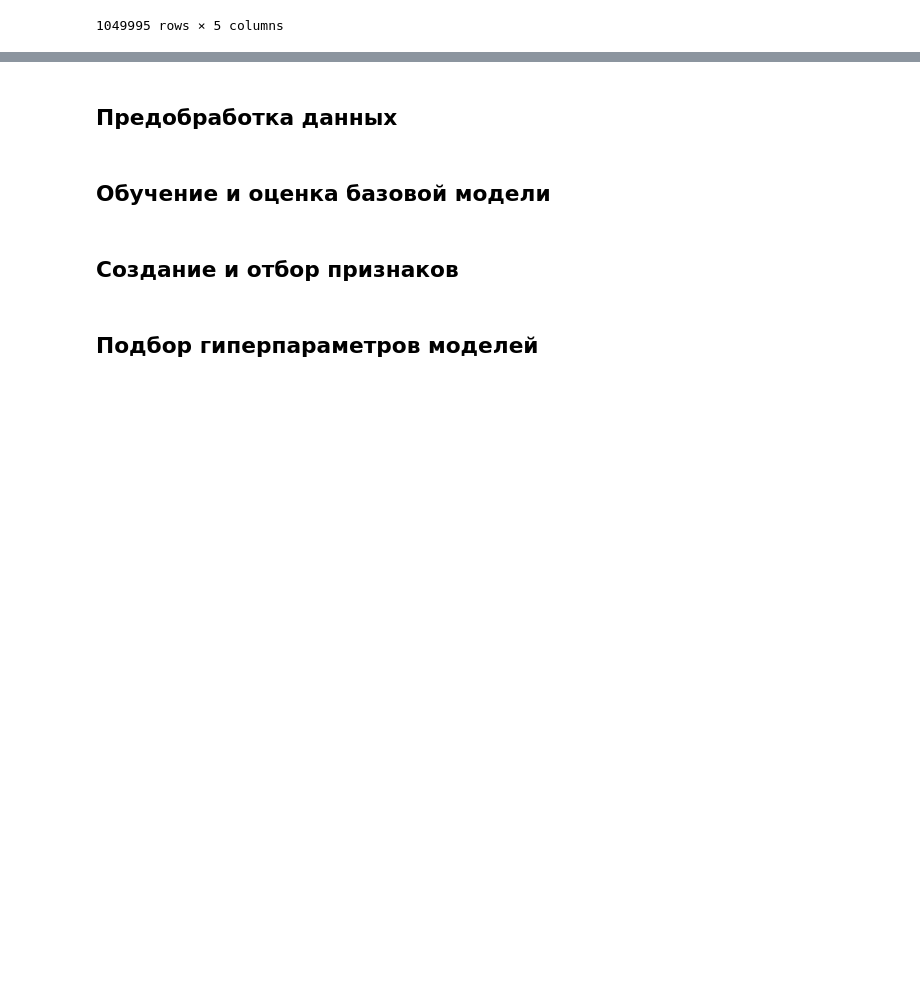
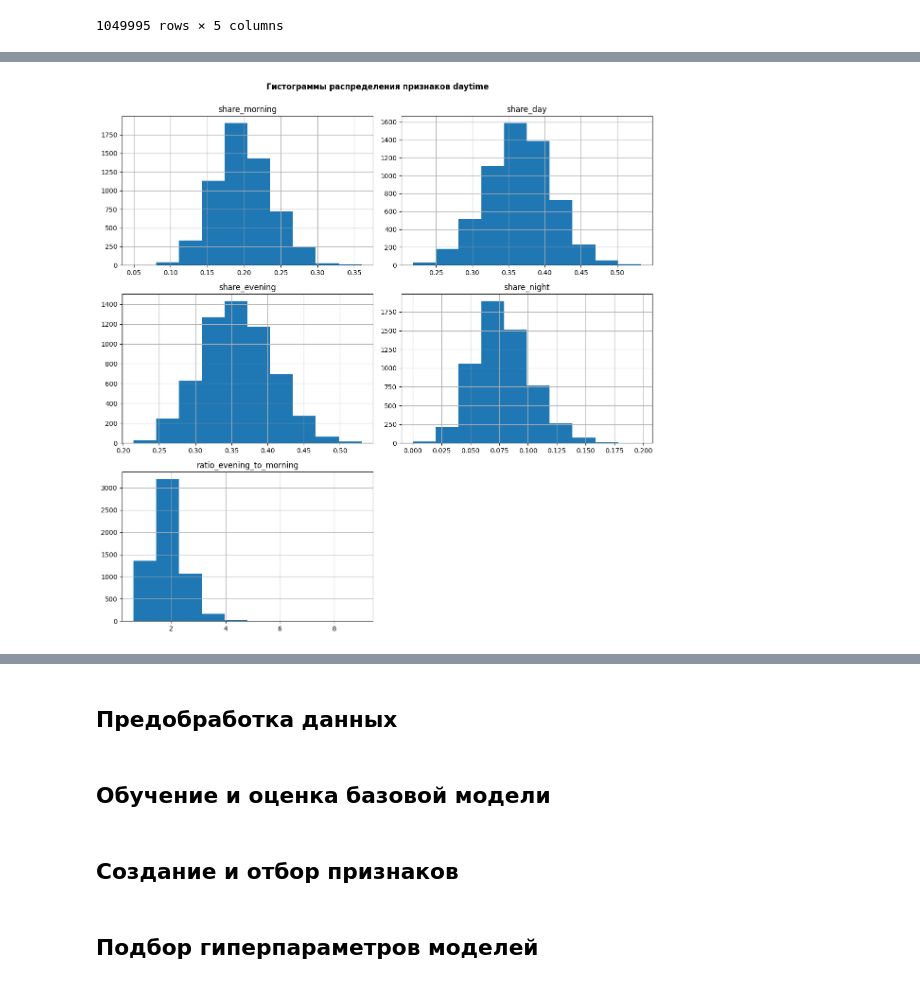
Before and after one commit to TemaQDX/project_module_03_yeti, a Jupyter notebook: project_module_03_yeti_Artem_Burov.ipynb, the cells around one changed output, grey strips where cells are left out. Cells and saved outputs as stored; diff of their text form; code cells hidden in the pictures; blank space fills up the shorter version.

```diff
--- a/project_module_03_yeti_Artem_Burov.ipynb
+++ b/project_module_03_yeti_Artem_Burov.ipynb
@@ -731,0 +894,8 @@ df_user_logs.describe(percentiles=[0.25, 0.5, 0.75, 0.9, 0.95, 0.99])
+# %%
+# Посмотрим на количественные признаки них на графиках.
+df_users_logs[num_share_dt_features].hist(figsize=(12, 12))
+plt.suptitle('Гистограммы распределения признаков daytime', fontsize=12, fontweight='bold')
+plt.tight_layout(rect=[0, 0, 1, 0.98])
+plt.show()
+# %% [output]
+[figure, added]
```
Also changed, not shown: parts of 26 cells of this notebook.
